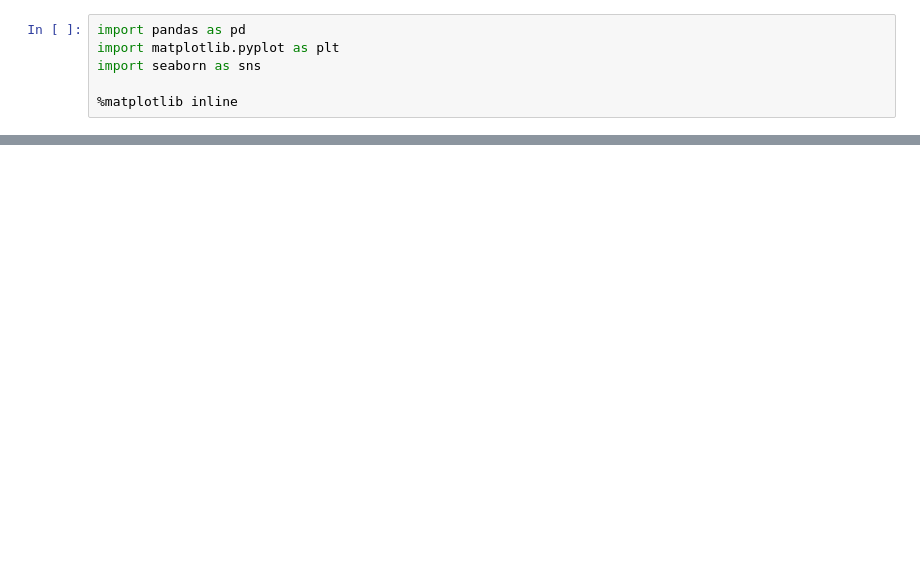
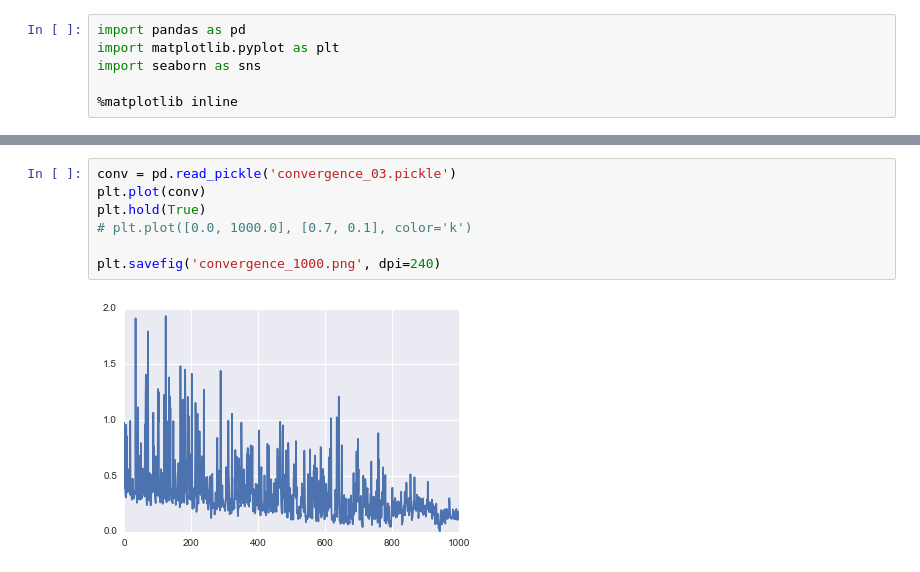
Before and after one commit to sharpround/smartcab, a Jupyter notebook: results.ipynb, the cells around one changed output, grey strips where cells are left out. Saved outputs shown, nothing was run; the diff lists cells and outputs as text; blank space fills up the shorter version.

```diff
--- a/results.ipynb
+++ b/results.ipynb
@@ -43,0 +38,9 @@ plt.plot([0.0, 100.0], [0.7, 0.1])
+# %%
+conv = pd.read_pickle('convergence_03.pickle')
+plt.plot(conv)
+plt.hold(True)
+# plt.plot([0.0, 1000.0], [0.7, 0.1], color='k')
+
+plt.savefig('convergence_1000.png', dpi=240)
+# %% [output]
+[figure, added]
```
Also changed, not shown: parts of 4 cells of this notebook, 3 other files.
